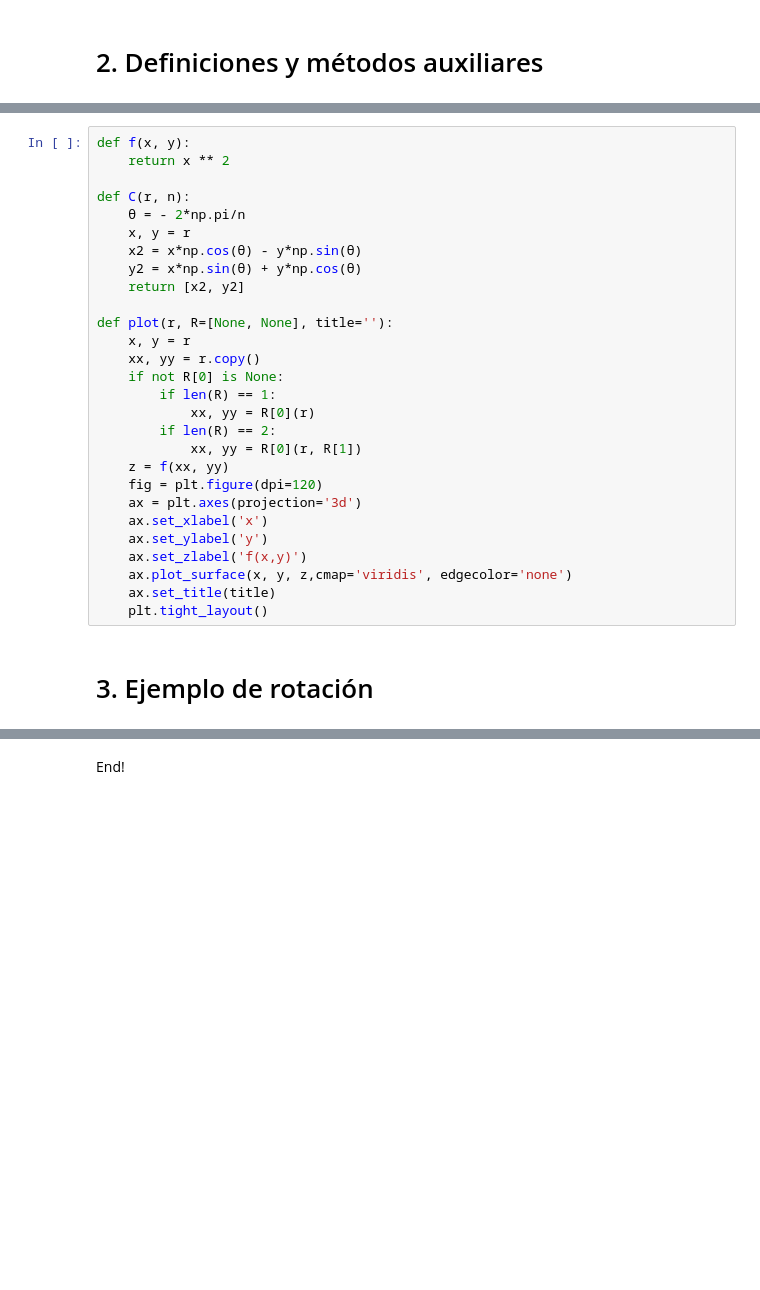
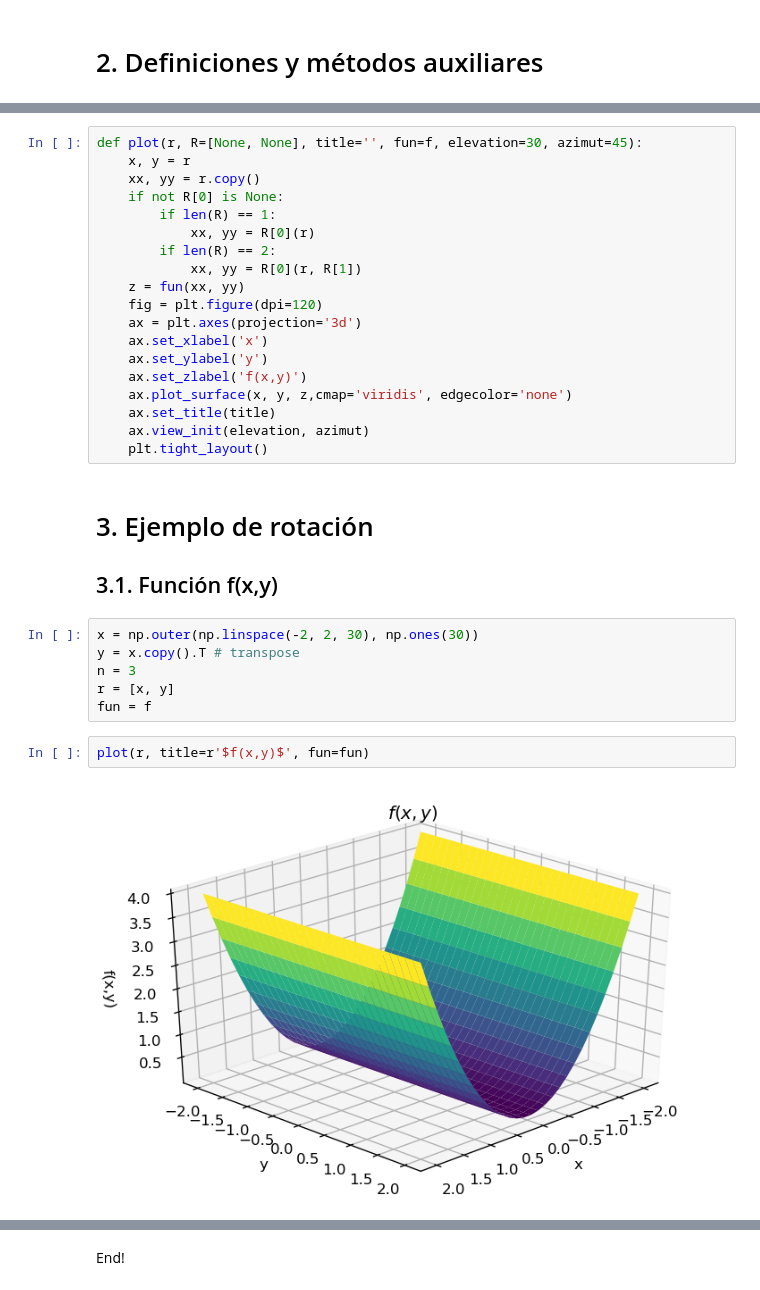
Before and after one commit to davidalejandromiranda/fisicoquimica, a Jupyter notebook: quantum/Operador_Cn_Sobre_Funcion.ipynb, the cells around one changed output, grey strips where cells are left out. Drawn from its saved outputs; the diff is of its cells as text; blank space fills up the shorter version.

```diff
--- a/quantum/Operador_Cn_Sobre_Funcion.ipynb
+++ b/quantum/Operador_Cn_Sobre_Funcion.ipynb
@@ -30,15 +46,5 @@ import matplotlib.pyplot as plt
 # %%
-def f(x, y):
-    return x ** 2
-
-def C(r, n):
-    θ = - 2*np.pi/n
-    x, y = r
-    x2 = x*np.cos(θ) - y*np.sin(θ)
-    y2 = x*np.sin(θ) + y*np.cos(θ)
-    return [x2, y2]
-
-def plot(r, R=[None, None], title=''):
+def plot(r, R=[None, None], title='', fun=f, elevation=30, azimut=45):
     x, y = r
     xx, yy = r.copy()
     if not R[0] is None:
@@ -46,7 +52,7 @@ def plot(r, R=[None, None], title=''):
             xx, yy = R[0](r)
         if len(R) == 2:
             xx, yy = R[0](r, R[1])
-    z = f(xx, yy)
+    z = fun(xx, yy)
     fig = plt.figure(dpi=120)
     ax = plt.axes(projection='3d')
     ax.set_xlabel('x')
@@ -54,7 +60,20 @@ def plot(r, R=[None, None], title=''):
     ax.set_zlabel('f(x,y)')
     ax.plot_surface(x, y, z,cmap='viridis', edgecolor='none')
     ax.set_title(title)
+    ax.view_init(elevation, azimut)
     plt.tight_layout()
 # %% [markdown]
 # 3. Ejemplo de rotación
+
+## 3.1. Función f(x,y)
+# %%
+x = np.outer(np.linspace(-2, 2, 30), np.ones(30))
+y = x.copy().T # transpose
+n = 3
+r = [x, y]
+fun = f
+# %%
+plot(r, title=r'$f(x,y)$', fun=fun)
+# %% [output]
+[figure, added]
 # %%
```
Also changed, not shown: parts of 9 cells of this notebook.
